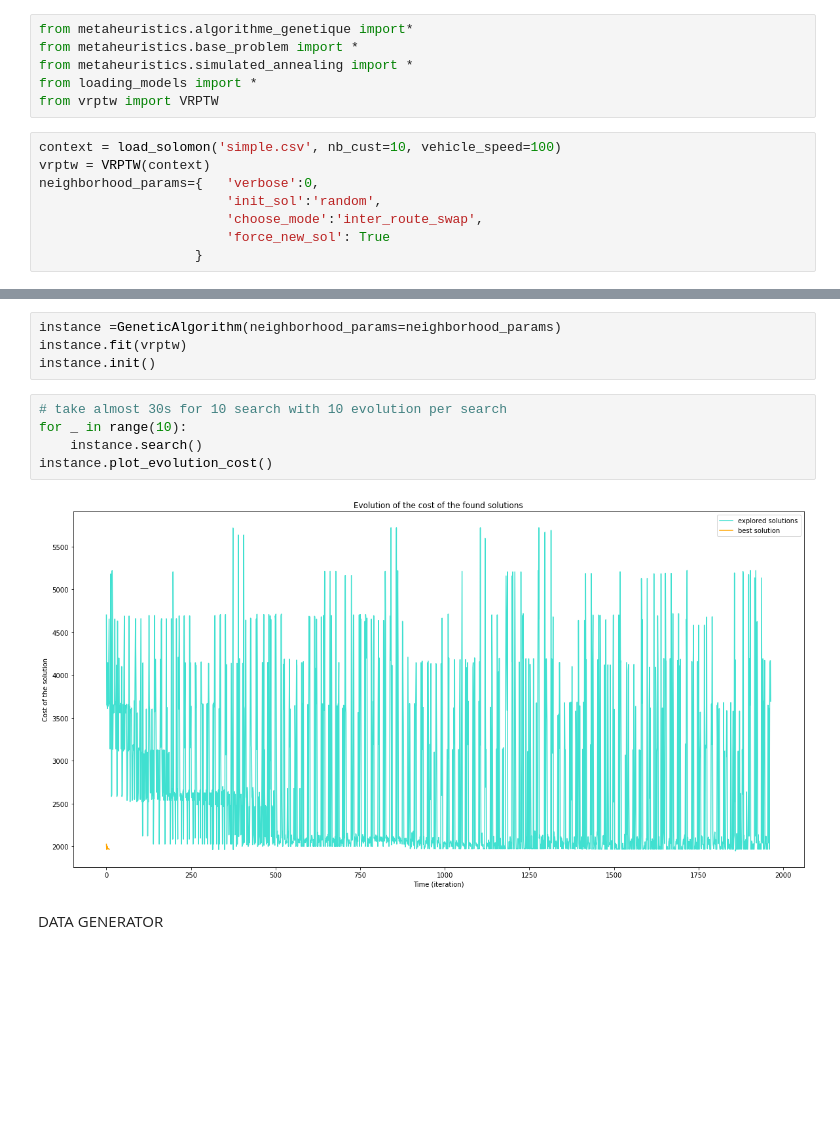
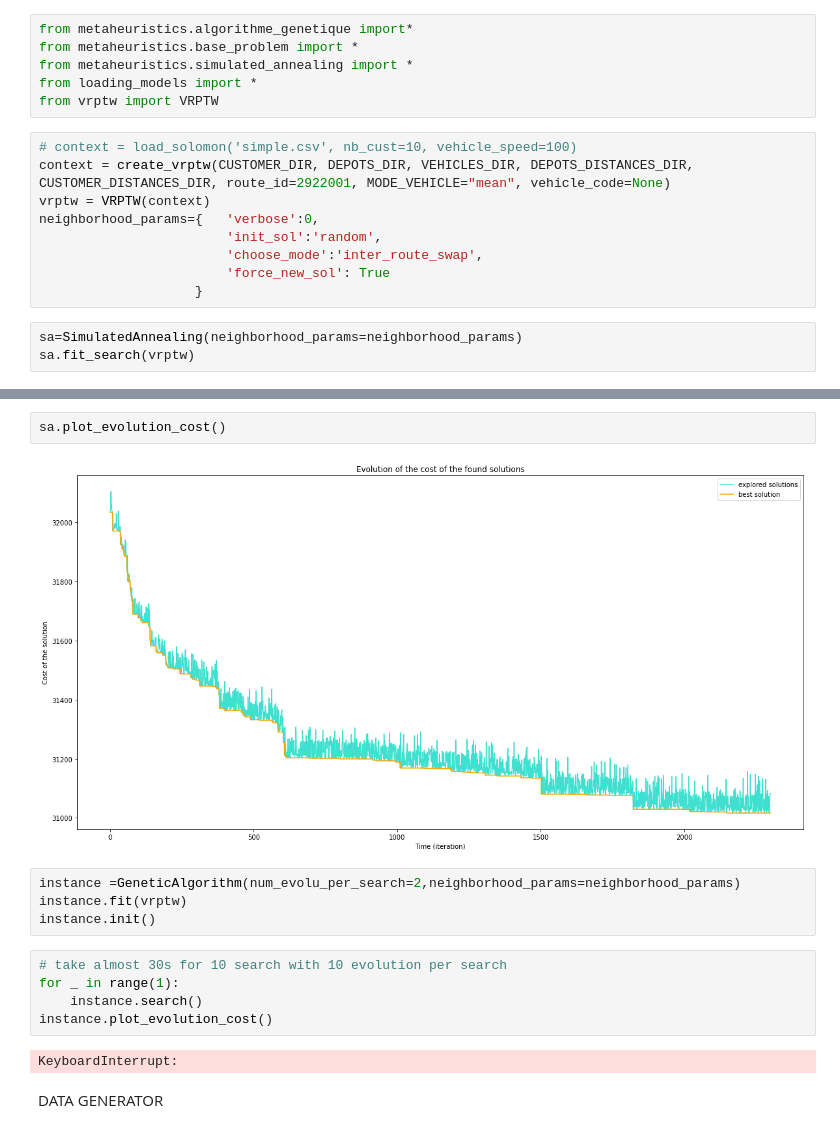
Before and after one commit to pabloskewes/ICO, a Jupyter notebook: codes/notebooks/GA.ipynb, the cells around one changed output, grey strips where cells are left out. Drawn from its saved outputs; the diff is of its cells as text; blank space fills up the shorter version.

```diff
--- a/codes/notebooks/GA.ipynb
+++ b/codes/notebooks/GA.ipynb
@@ -13,10 +13,14 @@ from metaheuristics.simulated_annealing import *
 from loading_models import *
 from vrptw import VRPTW
 # %%
-context = load_solomon('simple.csv', nb_cust=10, vehicle_speed=100)
+# context = load_solomon('simple.csv', nb_cust=10, vehicle_speed=100)
+context = create_vrptw(CUSTOMER_DIR, DEPOTS_DIR, VEHICLES_DIR, DEPOTS_DISTANCES_DIR, CUSTOMER_DISTANCES_DIR, route_id=2922001, MODE_VEHICLE="mean", vehicle_code=None)
 vrptw = VRPTW(context)
 neighborhood_params={   'verbose':0,
                         'init_sol':'random',
                         'choose_mode':'inter_route_swap',
                         'force_new_sol': True
                     }
+# %%
+sa=SimulatedAnnealing(neighborhood_params=neighborhood_params)
+sa.fit_search(vrptw)
@@ -23,14 +45,18 @@ neighborhood_params={   'verbose':0,
+# %%
+sa.plot_evolution_cost()
+# %% [output]
+[figure, added]
 # %%
-instance =GeneticAlgorithm(neighborhood_params=neighborhood_params)
+instance =GeneticAlgorithm(num_evolu_per_search=2,neighborhood_params=neighborhood_params)
 instance.fit(vrptw)
 instance.init()
 # %%
 # take almost 30s for 10 search with 10 evolution per search
-for _ in range(10):
+for _ in range(1):
     instance.search()
 instance.plot_evolution_cost()
 # %% [output]
-[figure, removed]
+KeyboardInterrupt:
 # %% [markdown]
 DATA GENERATOR
 # %%
```
Also changed, not shown: parts of 1 cell of this notebook, 3 other files.
